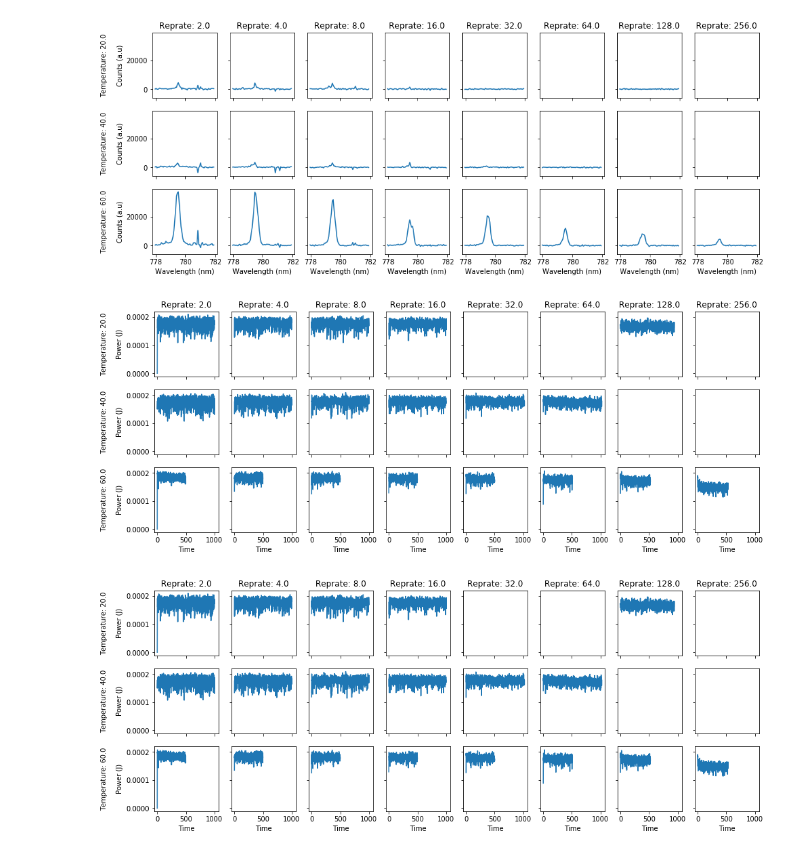
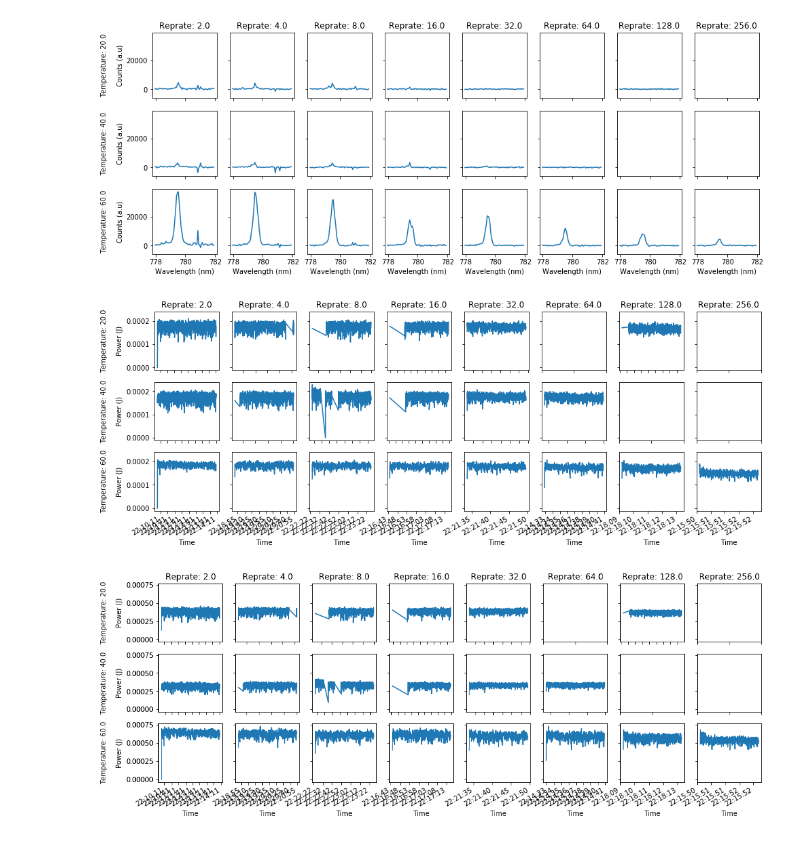
Before and after one commit to msb002/MHDlab, a Jupyter notebook: Analysis/Jupyter Notebooks/TRPL/VaporTubes 10-25-18.ipynb, the cells around one changed output. Saved outputs shown, nothing was run; the diff lists cells and outputs as text; code cells hidden in the pictures.

```diff
--- a/Analysis/Jupyter Notebooks/TRPL/VaporTubes 10-25-18.ipynb
+++ b/Analysis/Jupyter Notebooks/TRPL/VaporTubes 10-25-18.ipynb
@@ -23,6 +23,21 @@ import mhdpy.analysis as analysis
 mpl.rcParams.update({'font.size': 14})
 
 datafolder = "C:\\Users\\aspit\\OneDrive\\Data\\"
+# %%
+def last_measnum(df):
+    """Iterates through the multiindex and only uses the last measurement number"""
+    trim_index = df.index.droplevel(3).drop_duplicates()
+
+    trim_index
+    trim_arr = []
+    for testcase in trim_index:
+        df_temp = df.loc[testcase]
+        df_temp = df_temp.iloc[-1]
+        trim_arr.append(df_temp)
+
+    trim_df = pd.DataFrame(trim_arr, index = trim_index)
+
+    return trim_df
 # %%
 folders = [datafolder + "\\2018-10-25\\Proj_VaporTubes\\Reprate_Pow\\",datafolder + "\\2018-10-26\\Proj_VaporTubes\\Reprate_40C\\",datafolder + "\\2018-10-26\\Proj_VaporTubes\\Reprate\\" ]
 
@@ -47,13 +62,17 @@ dfs_T = load.common.create_tcdict(fps_T,load.common.tdms2df,prefixes = ['Log_TC1
 
 regexs = {'Temperature' : '(\d+)C_', 'Power': '_(\d+)kV', 'Reprate': '_(\d+)Hz' }
 
-# dfs_PL = load.common.tcdict2mi(dfs_PL, regexs)
-# dfs_pow = load.common.tcdict2mi(dfs_pow, regexs)
-# dfs_T = load.common.tcdict2mi(dfs_T, regexs)
+dfs_PL = load.common.tcdict2mi(dfs_PL, regexs)
+dfs_pow = load.common.tcdict2mi(dfs_pow, regexs)
+dfs_T = load.common.tcdict2mi(dfs_T, regexs)
 
-# dfs_PL.sort_index(level = 'Temperature', inplace = True)
-# dfs_pow.sort_index(level = 'Temperature', inplace = True)
-# dfs_T.sort_index(level = 'Temperature', inplace = True)
+dfs_PL = last_measnum(dfs_PL)
+dfs_pow = last_measnum(dfs_pow)
+dfs_T = last_measnum(dfs_T)
+
+dfs_PL.sort_index(level = 'Temperature', inplace = True)
+dfs_pow.sort_index(level = 'Temperature', inplace = True)
+dfs_T.sort_index(level = 'Temperature', inplace = True)
 
 filepath_EL = ['C:\\Users\\aspit\\OneDrive\\Data\\2018-10-25\\Eventlog.json']
 with open(filepath_EL[0]) as read_file:
@@ -123,6 +117,7 @@ dfs_T_cut = dfs_T_cut.xs(value, level = levelnum)
 dfs_pow_m1 = dfs_pow.copy()
 for testcase in dfs_pow_m1.index:
     dfs_pow_m1.loc[testcase][0] = pd.DataFrame(dfs_pow.loc[testcase][0]['/\'Meter 1\'/\'Power\''])
+    dfs_pow_m1.loc[testcase][0].index = dfs_pow.loc[testcase][0]['/\'Meter 1\'/\'Time_LV\'']
 
 print('Cross section of ' + dfs_pow_m1.index.names[levelnum] +" = " + str(value))
 dfs_pow_m1 = dfs_pow_m1.xs(value, level = levelnum)
@@ -130,6 +125,7 @@ dfs_pow_m1 = dfs_pow_m1.xs(value, level = levelnum)
 dfs_pow_m2 = dfs_pow.copy()
 for testcase in dfs_pow_m2.index:
     dfs_pow_m2.loc[testcase][0] = pd.DataFrame(dfs_pow.loc[testcase][0]['/\'Meter 2\'/\'Power\''])
+    dfs_pow_m2.loc[testcase][0].index = dfs_pow.loc[testcase][0]['/\'Meter 2\'/\'Time_LV\'']
 
 print('Cross section of ' + dfs_pow_m2.index.names[levelnum] +" = " + str(value))
 dfs_pow_m2 = dfs_pow_m2.xs(value, level = levelnum)
@@ -182,11 +180,13 @@ fig, axes = plotgrid(dfs_PL_cut,squash = False, sel_col = -1, xlabel = "Waveleng
 # %% [output]
 [figure]
 # %%
-fig, axes = plotgrid(dfs_pow_m2,xlabel = "Time", ylabel = "Power (J)")
+fig, axes = plotgrid(dfs_pow_m2,sharex = False,xlabel = "Time", ylabel = "Power (J)")
+fig.autofmt_xdate()
 # %% [output]
-[figure, old version]
+[figure, new version]
 # %%
-fig, axes = plotgrid(dfs_pow_m1,xlabel = "Time", ylabel = "Power (J)")
+fig, axes = plotgrid(dfs_pow_m1,sharex = False,xlabel = "Time", ylabel = "Power (J)")
+fig.autofmt_xdate()
 # %% [output]
-[figure, old version]
+[figure, new version]
 # %%
```
Also changed, not shown: parts of 4 cells of this notebook, 4 other files.
